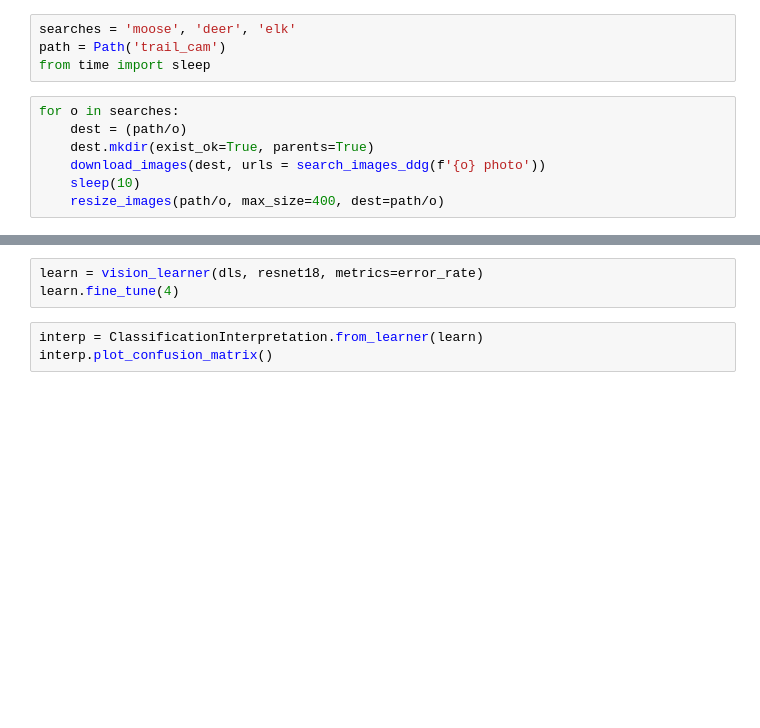
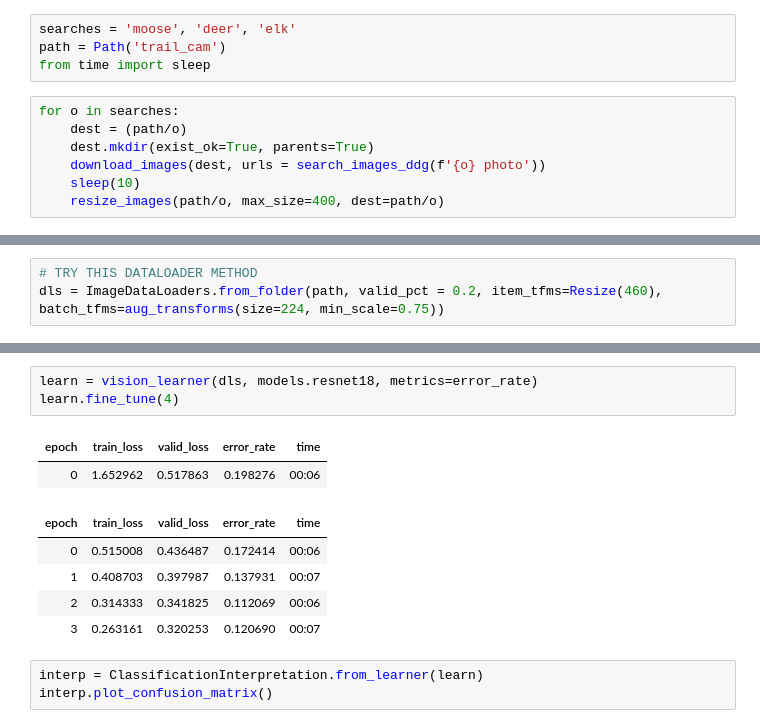
Before and after one commit to jakegehri/trail_cam_classifier, a Jupyter notebook: trailcam_model.ipynb, the cells around one changed output, grey strips where cells are left out. Cells and saved outputs as stored; diff of their text form; blank space fills up the shorter version.

```diff
--- a/trailcam_model.ipynb
+++ b/trailcam_model.ipynb
@@ -73,2 +110,5 @@ dls = deers.dataloaders(path)
+# %%
+# TRY THIS DATALOADER METHOD
+dls = ImageDataLoaders.from_folder(path, valid_pct = 0.2, item_tfms=Resize(460), batch_tfms=aug_transforms(size=224, min_scale=0.75))
 # %%
 dls.valid.show_batch(max_n=6, nrows=2)
@@ -75,6 +117,14 @@ dls.valid.show_batch(max_n=6, nrows=2)
 # %%
-learn = vision_learner(dls, resnet18, metrics=error_rate)
+learn = vision_learner(dls, models.resnet18, metrics=error_rate)
 learn.fine_tune(4)
+# %% [output]
+| epoch | train_loss | valid_loss | error_rate | time |
+| 0 | 1.652962 | 0.517863 | 0.198276 | 00:06 |
+| epoch | train_loss | valid_loss | error_rate | time |
+| 0 | 0.515008 | 0.436487 | 0.172414 | 00:06 |
+| 1 | 0.408703 | 0.397987 | 0.137931 | 00:07 |
+| 2 | 0.314333 | 0.341825 | 0.112069 | 00:06 |
+| 3 | 0.263161 | 0.320253 | 0.120690 | 00:07 |
 # %%
 interp = ClassificationInterpretation.from_learner(learn)
 interp.plot_confusion_matrix()
```
Also changed, not shown: parts of 14 cells of this notebook.
